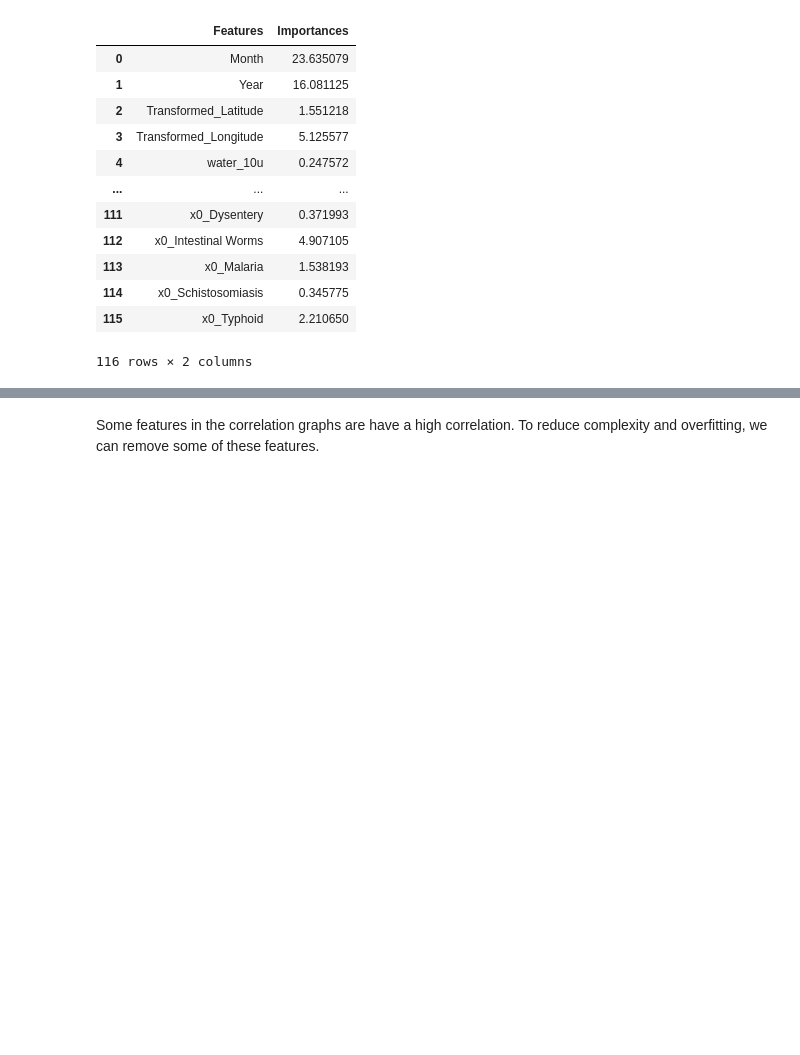
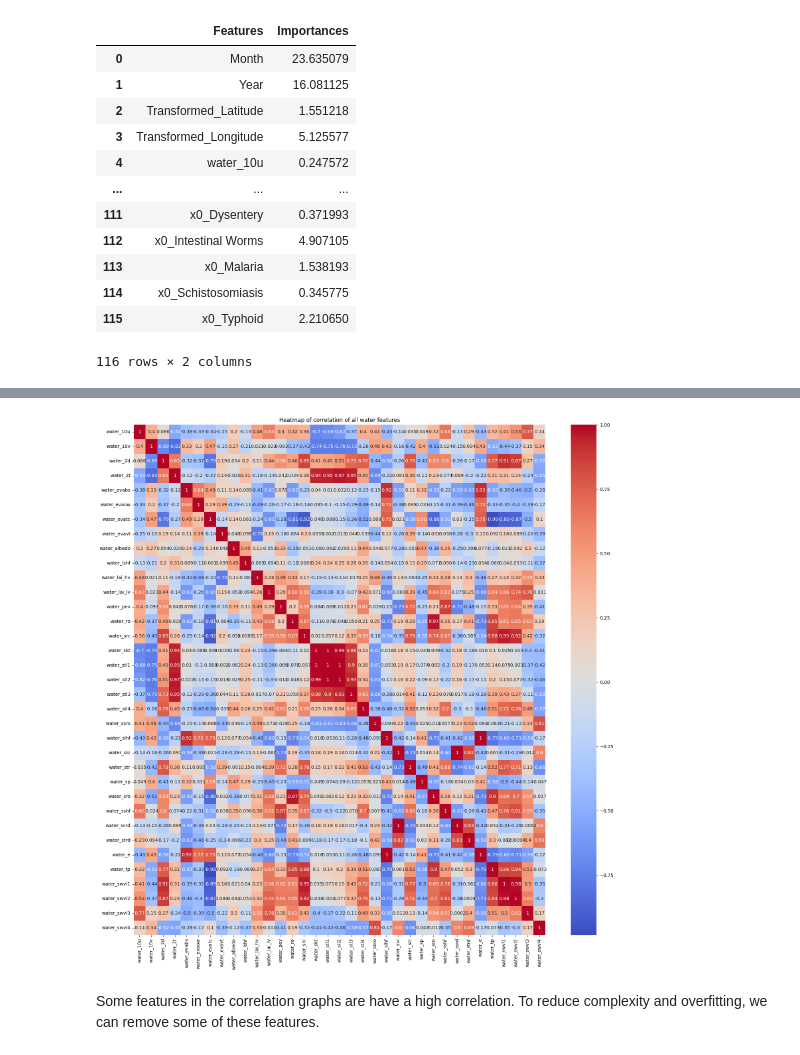
Before and after one commit to GamerGbesh/beginner-ML, a Jupyter notebook: outbreaks/main.ipynb, the cells around one changed output, grey strips where cells are left out. Drawn from its saved outputs; the diff is of its cells as text; code cells hidden in the pictures; blank space fills up the shorter version.

```diff
--- a/outbreaks/main.ipynb
+++ b/outbreaks/main.ipynb
@@ -697,16 +763,18 @@ feature_importance_percentage
 # %%
 # merge_train.columns
 # %%
-# def draw_corr(df, name):
-#     plt.figure(figsize=(20, 20))
-#     corr = df.select_dtypes("number").drop(columns=["Month", "Year", "Transformed_Latitude", "Transformed_Longitude"])[[x for x in df.columns if name in x]].corr()
-#     sns.heatmap(corr, annot=True, cmap="coolwarm")
-#     plt.title(f"Heatmap of correlation of all {name} features")
-#     plt.show()
+def draw_corr(df, name):
+    plt.figure(figsize=(20, 20))
+    corr = df.select_dtypes("number").drop(columns=["Month", "Year", "Transformed_Latitude", "Transformed_Longitude"])[[x for x in df.columns if name in x]].corr()
+    sns.heatmap(corr, annot=True, cmap="coolwarm")
+    plt.title(f"Heatmap of correlation of all {name} features")
+    plt.show()
 
-# draw_corr(hot_train, "water")
+draw_corr(hot_train, "water")
 # draw_corr(hot_train, "toilet")
 # draw_corr(hot_train, "waste")
+# %% [output]
+[figure, added]
 # %% [markdown]
 Some features in the correlation graphs are have a high correlation. To reduce complexity and overfitting, we can remove some of these features.
 # %%
```
Also changed, not shown: parts of 3 cells of this notebook.
